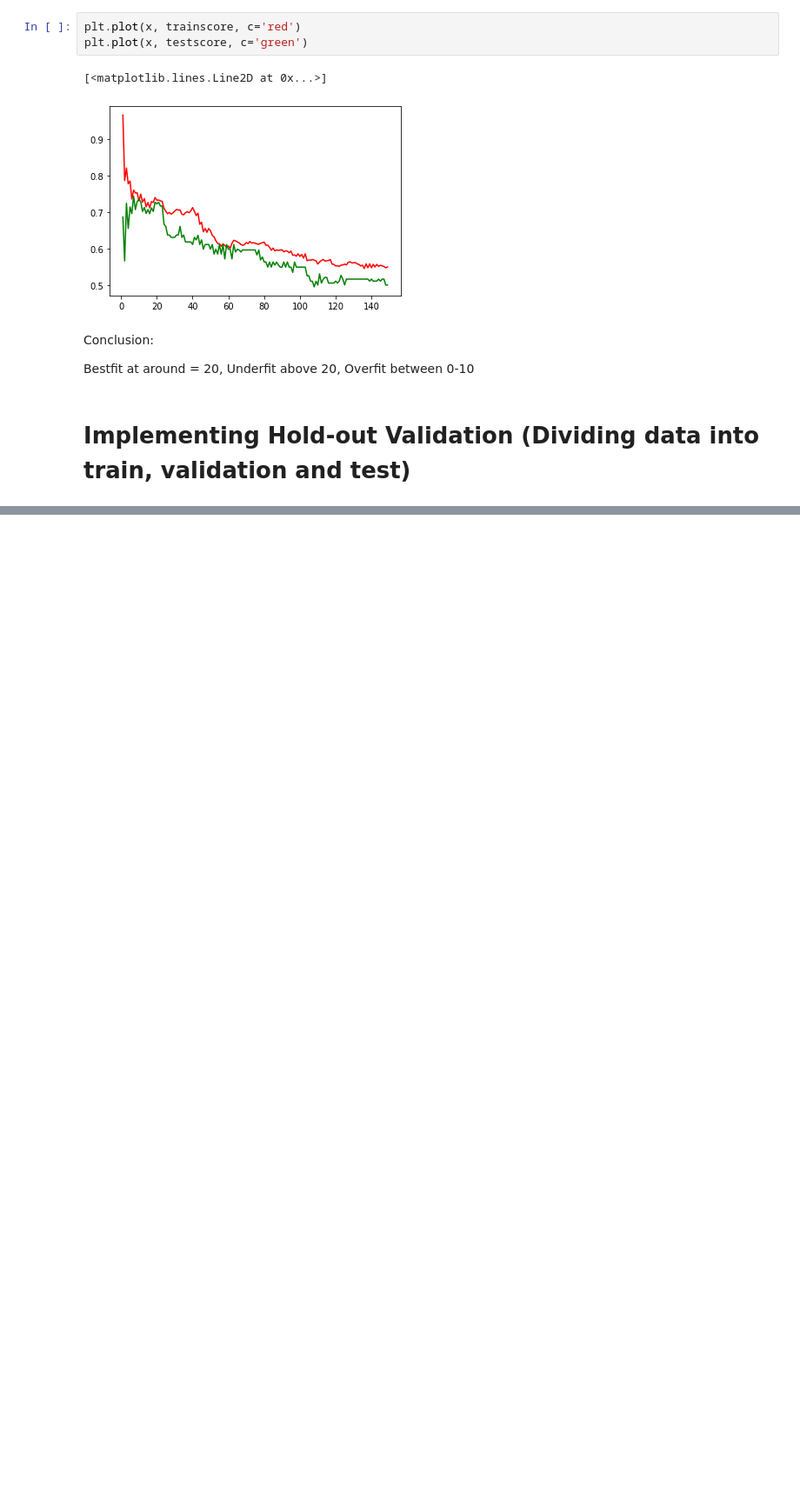
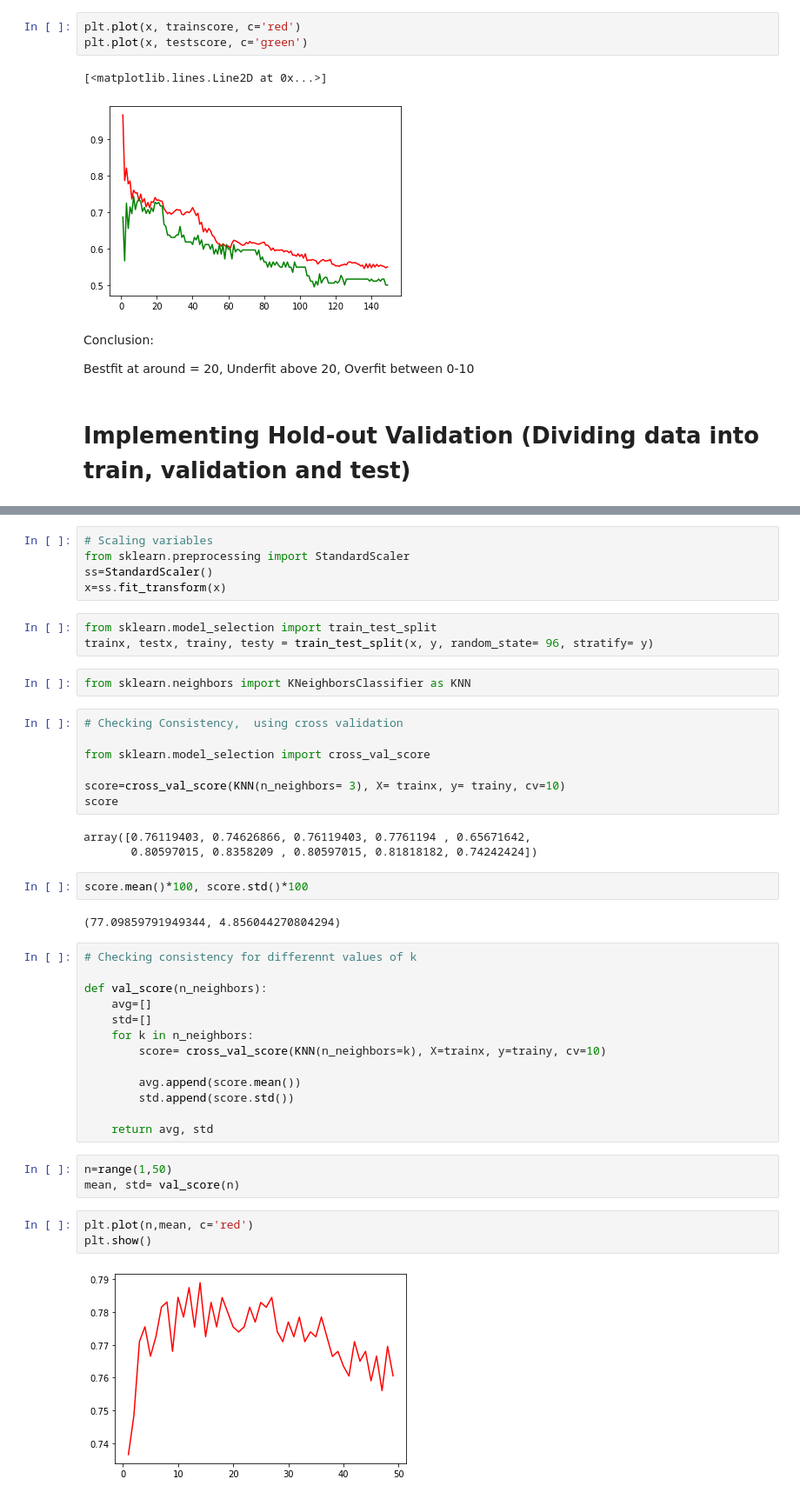
Before and after one commit to vinaykumar7686/Titanic_Tragedy_Survival_Prediction_Model, a Jupyter notebook: titanic_survival_prediction.ipynb, the cells around one changed output, grey strips where cells are left out. Shown at 87% size. Drawn from its saved outputs; the diff is of its cells as text; blank space fills up the shorter version.

Commit message:
Final KNN Model built and value of k decided that gives 81% accuracy.

```diff
--- a/titanic_survival_prediction.ipynb
+++ b/titanic_survival_prediction.ipynb
@@ -456,0 +469,45 @@ trainy.value_counts()/len(trainy)*100, valy.value_counts()/len(valy)*100, testy.
+# %%
+# Scaling variables
+from sklearn.preprocessing import StandardScaler
+ss=StandardScaler()
+x=ss.fit_transform(x)
+# %%
+from sklearn.model_selection import train_test_split
+trainx, testx, trainy, testy = train_test_split(x, y, random_state= 96, stratify= y)
+# %%
+from sklearn.neighbors import KNeighborsClassifier as KNN
+# %%
+# Checking Consistency,  using cross validation
+
+from sklearn.model_selection import cross_val_score
+
+score=cross_val_score(KNN(n_neighbors= 3), X= trainx, y= trainy, cv=10)
+score
+# %% [output]
+array([0.76119403, 0.74626866, 0.76119403, 0.7761194 , 0.65671642,
+       0.80597015, 0.8358209 , 0.80597015, 0.81818182, 0.74242424])
+# %%
+score.mean()*100, score.std()*100
+# %% [output]
+(77.09859791949344, 4.856044270804294)
+# %%
+# Checking consistency for differennt values of k
+
+def val_score(n_neighbors):
+    avg=[]
+    std=[]
+    for k in n_neighbors:
+        score= cross_val_score(KNN(n_neighbors=k), X=trainx, y=trainy, cv=10)
+
+        avg.append(score.mean())
+        std.append(score.std())
+
+    return avg, std
+# %%
+n=range(1,50)
+mean, std= val_score(n)
+# %%
+plt.plot(n,mean, c='red')
+plt.show()
+# %% [output]
+[figure, added]
```
Also changed, not shown: parts of 14 cells of this notebook.
